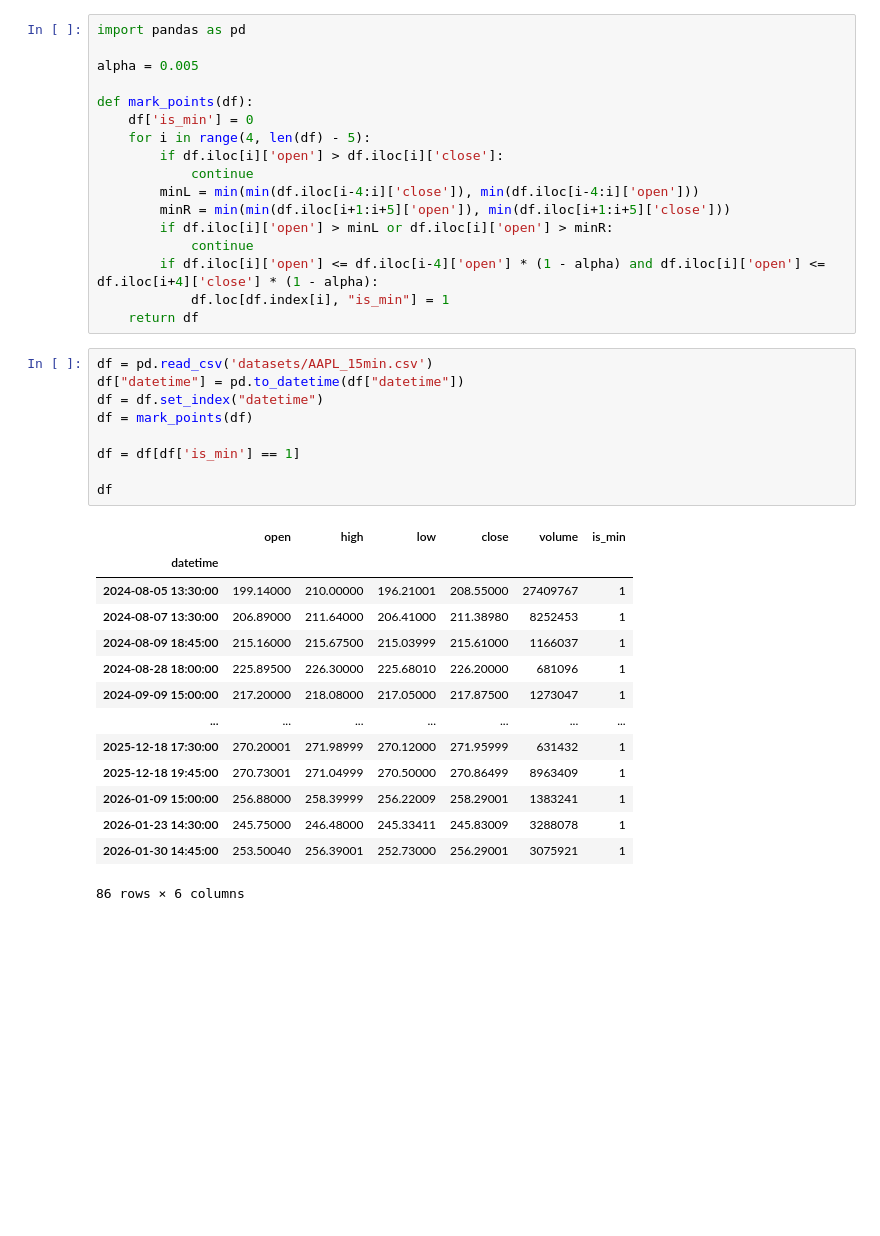
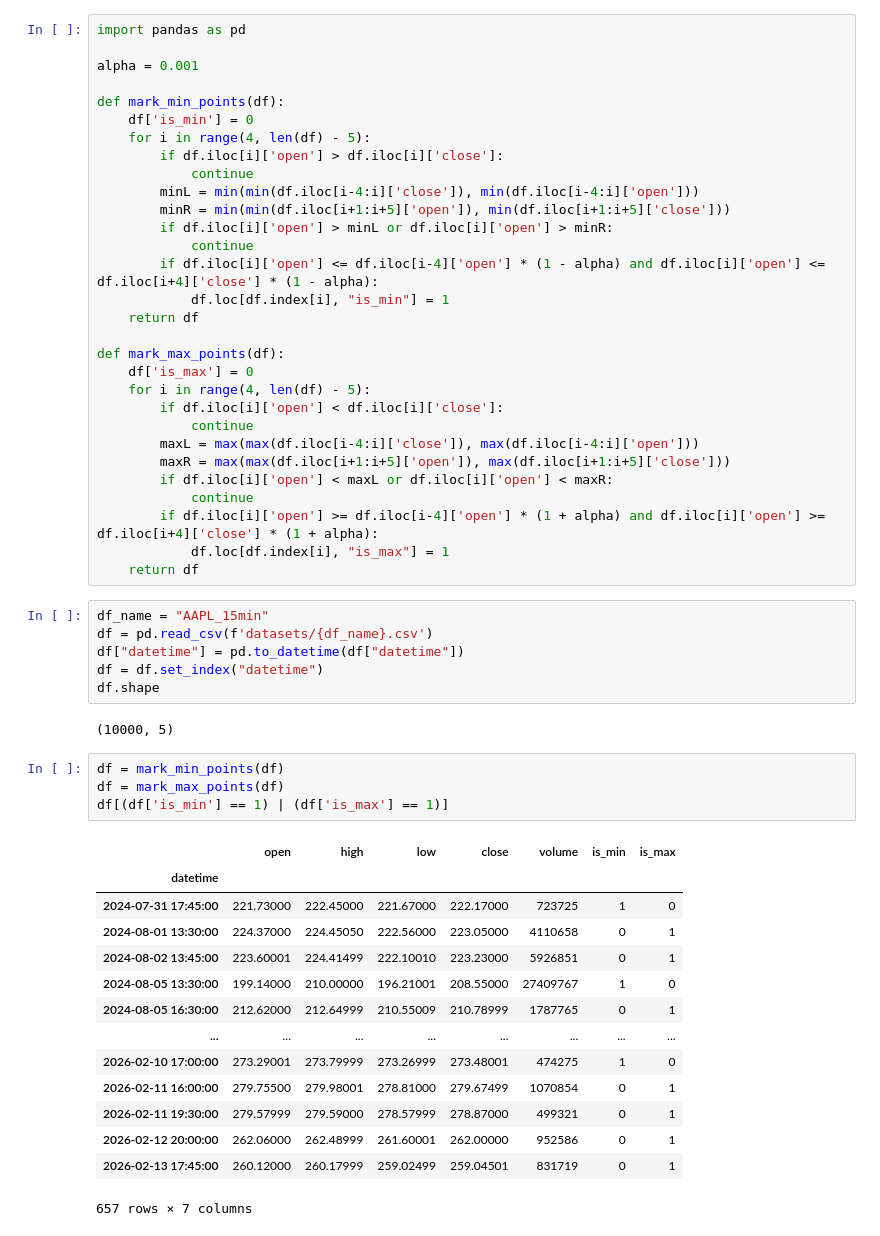
Before and after one commit to Doughnutik/Trading-Signals-Using-Fractal-and-Chaotic-Time-Series-Analysis, a Jupyter notebook: mark_points.ipynb, the cells around one changed output. Saved outputs shown, nothing was run; the diff lists cells and outputs as text; blank space fills up the shorter version.

```diff
--- a/mark_points.ipynb
+++ b/mark_points.ipynb
@@ -1,9 +1,9 @@
 # %%
 import pandas as pd
 
-alpha = 0.005
+alpha = 0.001
 
-def mark_points(df):
+def mark_min_points(df):
     df['is_min'] = 0
     for i in range(4, len(df) - 5):
         if df.iloc[i]['open'] > df.iloc[i]['close']:
@@ -15,27 +15,43 @@ def mark_points(df):
         if df.iloc[i]['open'] <= df.iloc[i-4]['open'] * (1 - alpha) and df.iloc[i]['open'] <= df.iloc[i+4]['close'] * (1 - alpha):
             df.loc[df.index[i], "is_min"] = 1
     return df
+
+def mark_max_points(df):
+    df['is_max'] = 0
+    for i in range(4, len(df) - 5):
+        if df.iloc[i]['open'] < df.iloc[i]['close']:
+            continue
+        maxL = max(max(df.iloc[i-4:i]['close']), max(df.iloc[i-4:i]['open']))
+        maxR = max(max(df.iloc[i+1:i+5]['open']), max(df.iloc[i+1:i+5]['close']))
+        if df.iloc[i]['open'] < maxL or df.iloc[i]['open'] < maxR:
+            continue
+        if df.iloc[i]['open'] >= df.iloc[i-4]['open'] * (1 + alpha) and df.iloc[i]['open'] >= df.iloc[i+4]['close'] * (1 + alpha):
+            df.loc[df.index[i], "is_max"] = 1
+    return df
+# %%
+df_name = "AAPL_15min"
+df = pd.read_csv(f'datasets/{df_name}.csv')
+df["datetime"] = pd.to_datetime(df["datetime"])
+df = df.set_index("datetime")
+df.shape
+# %% [output]
+(10000, 5)
 # %%
-df = pd.read_csv('datasets/AAPL_15min.csv')
-df["datetime"] = pd.to_datetime(df["datetime"])
-df = df.set_index("datetime")
-df = mark_points(df)
-
-df = df[df['is_min'] == 1]
-
-df
+df = mark_min_points(df)
+df = mark_max_points(df)
+df[(df['is_min'] == 1) | (df['is_max'] == 1)]
 # %% [output]
-|  | open | high | low | close | volume | is_min |
-| datetime |  |  |  |  |  |  |
-| 2024-08-05 13:30:00 | 199.14000 | 210.00000 | 196.21001 | 208.55000 | 27409767 | 1 |
-| 2024-08-07 13:30:00 | 206.89000 | 211.64000 | 206.41000 | 211.38980 | 8252453 | 1 |
-| 2024-08-09 18:45:00 | 215.16000 | 215.67500 | 215.03999 | 215.61000 | 1166037 | 1 |
-| 2024-08-28 18:00:00 | 225.89500 | 226.30000 | 225.68010 | 226.20000 | 681096 | 1 |
-| 2024-09-09 15:00:00 | 217.20000 | 218.08000 | 217.05000 | 217.87500 | 1273047 | 1 |
-| ... | ... | ... | ... | ... | ... | ... |
-| 2025-12-18 17:30:00 | 270.20001 | 271.98999 | 270.12000 | 271.95999 | 631432 | 1 |
-| 2025-12-18 19:45:00 | 270.73001 | 271.04999 | 270.50000 | 270.86499 | 8963409 | 1 |
-| 2026-01-09 15:00:00 | 256.88000 | 258.39999 | 256.22009 | 258.29001 | 1383241 | 1 |
-| 2026-01-23 14:30:00 | 245.75000 | 246.48000 | 245.33411 | 245.83009 | 3288078 | 1 |
-| 2026-01-30 14:45:00 | 253.50040 | 256.39001 | 252.73000 | 256.29001 | 3075921 | 1 |
+|  | open | high | low | close | volume | is_min | is_max |
+| datetime |  |  |  |  |  |  |  |
+| 2024-07-31 17:45:00 | 221.73000 | 222.45000 | 221.67000 | 222.17000 | 723725 | 1 | 0 |
+| 2024-08-01 13:30:00 | 224.37000 | 224.45050 | 222.56000 | 223.05000 | 4110658 | 0 | 1 |
+| 2024-08-02 13:45:00 | 223.60001 | 224.41499 | 222.10010 | 223.23000 | 5926851 | 0 | 1 |
+| 2024-08-05 13:30:00 | 199.14000 | 210.00000 | 196.21001 | 208.55000 | 27409767 | 1 | 0 |
+| 2024-08-05 16:30:00 | 212.62000 | 212.64999 | 210.55009 | 210.78999 | 1787765 | 0 | 1 |
+| ... | ... | ... | ... | ... | ... | ... | ... |
+| 2026-02-10 17:00:00 | 273.29001 | 273.79999 | 273.26999 | 273.48001 | 474275 | 1 | 0 |
+| 2026-02-11 16:00:00 | 279.75500 | 279.98001 | 278.81000 | 279.67499 | 1070854 | 0 | 1 |
+| 2026-02-11 19:30:00 | 279.57999 | 279.59000 | 278.57999 | 278.87000 | 499321 | 0 | 1 |
+| 2026-02-12 20:00:00 | 262.06000 | 262.48999 | 261.60001 | 262.00000 | 952586 | 0 | 1 |
+| 2026-02-13 17:45:00 | 260.12000 | 260.17999 | 259.02499 | 259.04501 | 831719 | 0 | 1 |
-86 rows × 6 columns
+657 rows × 7 columns
```
Also changed, not shown: parts of 1 cell of this notebook, 3 other files.
